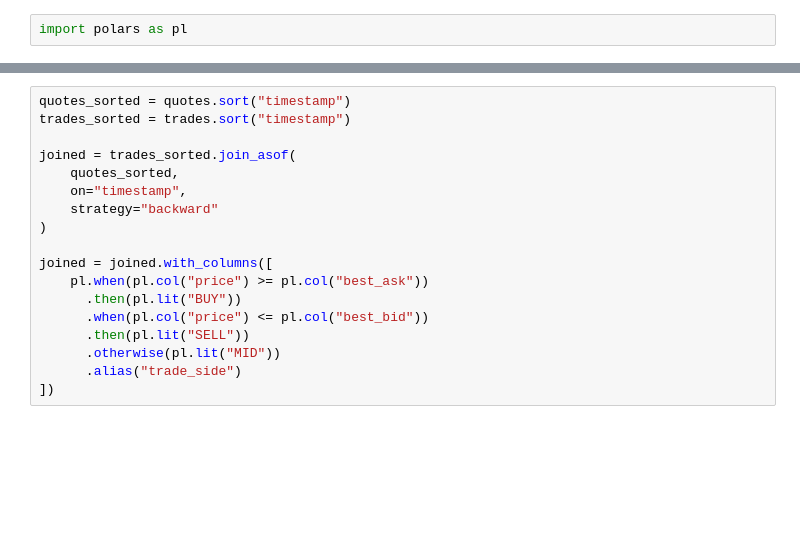
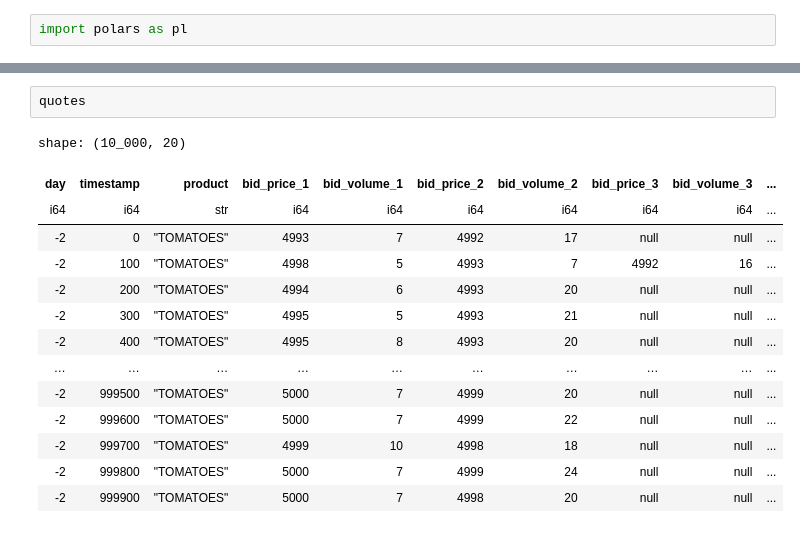
Before and after one commit to A1rboyy/Prosperity, a Jupyter notebook: analysis.ipynb, the cells around one changed output, grey strips where cells are left out. Saved outputs shown, nothing was run; the diff lists cells and outputs as text; blank space fills up the shorter version.

```diff
--- a/analysis.ipynb
+++ b/analysis.ipynb
@@ -108,21 +147,20 @@ plt.show()
-# %%
-quotes_sorted = quotes.sort("timestamp")
-trades_sorted = trades.sort("timestamp")
-
-joined = trades_sorted.join_asof(
-    quotes_sorted,
-    on="timestamp",
-    strategy="backward"
-)
-
-joined = joined.with_columns([
-    pl.when(pl.col("price") >= pl.col("best_ask"))
-      .then(pl.lit("BUY"))
-      .when(pl.col("price") <= pl.col("best_bid"))
-      .then(pl.lit("SELL"))
-      .otherwise(pl.lit("MID"))
-      .alias("trade_side")
-])
+# %%
+quotes
+# %% [output]
+shape: (10_000, 20)
+| day | timestamp | product | bid_price_1 | bid_volume_1 | bid_price_2 | bid_volume_2 | bid_price_3 | bid_volume_3 | ... |
+| i64 | i64 | str | i64 | i64 | i64 | i64 | i64 | i64 | ... |
+| -2 | 0 | "TOMATOES" | 4993 | 7 | 4992 | 17 | null | null | ... |
+| -2 | 100 | "TOMATOES" | 4998 | 5 | 4993 | 7 | 4992 | 16 | ... |
+| -2 | 200 | "TOMATOES" | 4994 | 6 | 4993 | 20 | null | null | ... |
+| -2 | 300 | "TOMATOES" | 4995 | 5 | 4993 | 21 | null | null | ... |
+| -2 | 400 | "TOMATOES" | 4995 | 8 | 4993 | 20 | null | null | ... |
+| … | … | … | … | … | … | … | … | … | ... |
+| -2 | 999500 | "TOMATOES" | 5000 | 7 | 4999 | 20 | null | null | ... |
+| -2 | 999600 | "TOMATOES" | 5000 | 7 | 4999 | 22 | null | null | ... |
+| -2 | 999700 | "TOMATOES" | 4999 | 10 | 4998 | 18 | null | null | ... |
+| -2 | 999800 | "TOMATOES" | 5000 | 7 | 4999 | 24 | null | null | ... |
+| -2 | 999900 | "TOMATOES" | 5000 | 7 | 4998 | 20 | null | null | ... |
 # %%
 import polars as pl
 import json
```
Also changed, not shown: parts of 9 cells of this notebook, 10 other files.
